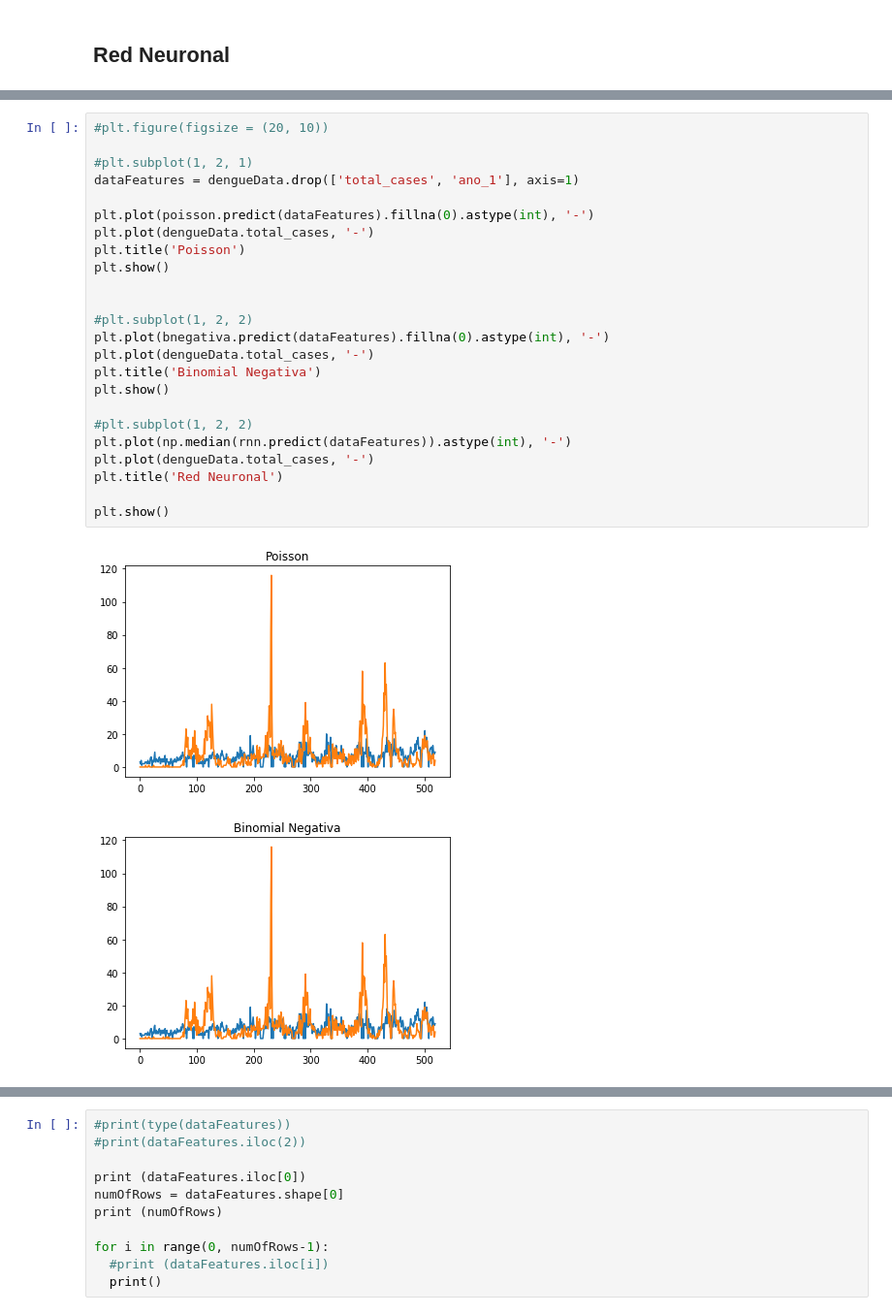
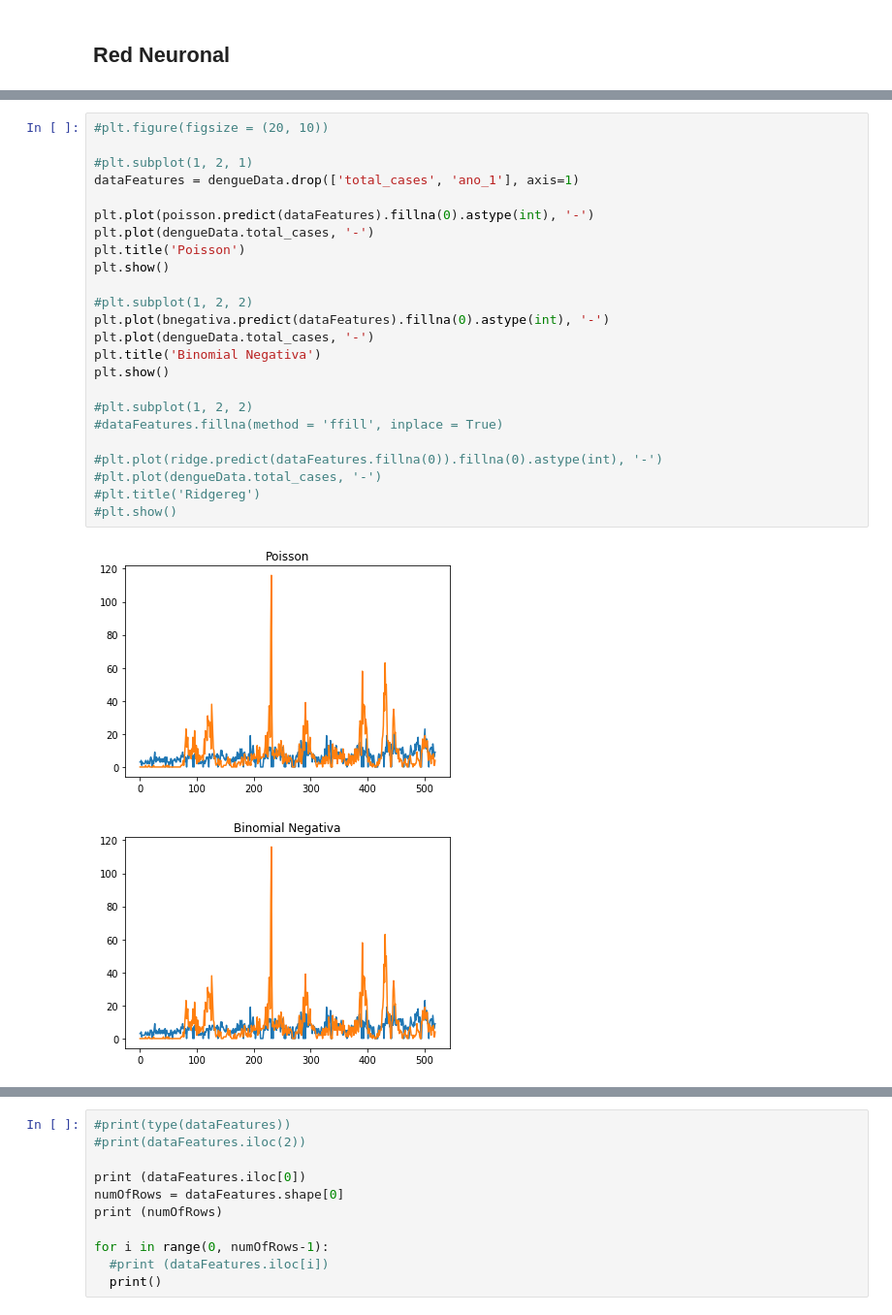
Before and after one commit to FraGoTe/PrediccionDengueIquitos, a Jupyter notebook: CasosDengueIquitos.ipynb, the cells around one changed output, grey strips where cells are left out. Shown at 97% size. Drawn from its saved outputs; the diff is of its cells as text.

Commit message:
CasosDengueIquitos

```diff
--- a/CasosDengueIquitos.ipynb
+++ b/CasosDengueIquitos.ipynb
@@ -544,27 +552,27 @@ _________________________________________________________________
 # %%
 #plt.figure(figsize = (20, 10))
 
 #plt.subplot(1, 2, 1)
 dataFeatures = dengueData.drop(['total_cases', 'ano_1'], axis=1)
 
 plt.plot(poisson.predict(dataFeatures).fillna(0).astype(int), '-')
 plt.plot(dengueData.total_cases, '-')
 plt.title('Poisson')
 plt.show()
 
-
 #plt.subplot(1, 2, 2)
 plt.plot(bnegativa.predict(dataFeatures).fillna(0).astype(int), '-')
 plt.plot(dengueData.total_cases, '-')
 plt.title('Binomial Negativa')
 plt.show()
 
 #plt.subplot(1, 2, 2)
-plt.plot(np.median(rnn.predict(dataFeatures)).astype(int), '-')
-plt.plot(dengueData.total_cases, '-')
-plt.title('Red Neuronal')
+#dataFeatures.fillna(method = 'ffill', inplace = True)
 
-plt.show()
+#plt.plot(ridge.predict(dataFeatures.fillna(0)).fillna(0).astype(int), '-')
+#plt.plot(dengueData.total_cases, '-')
+#plt.title('Ridgereg')
+#plt.show()
 # %% [output]
-[figure, old version]
+[figure, new version]
-[figure, old version]
+[figure, new version]
```
Also changed, not shown: parts of 9 cells of this notebook.
